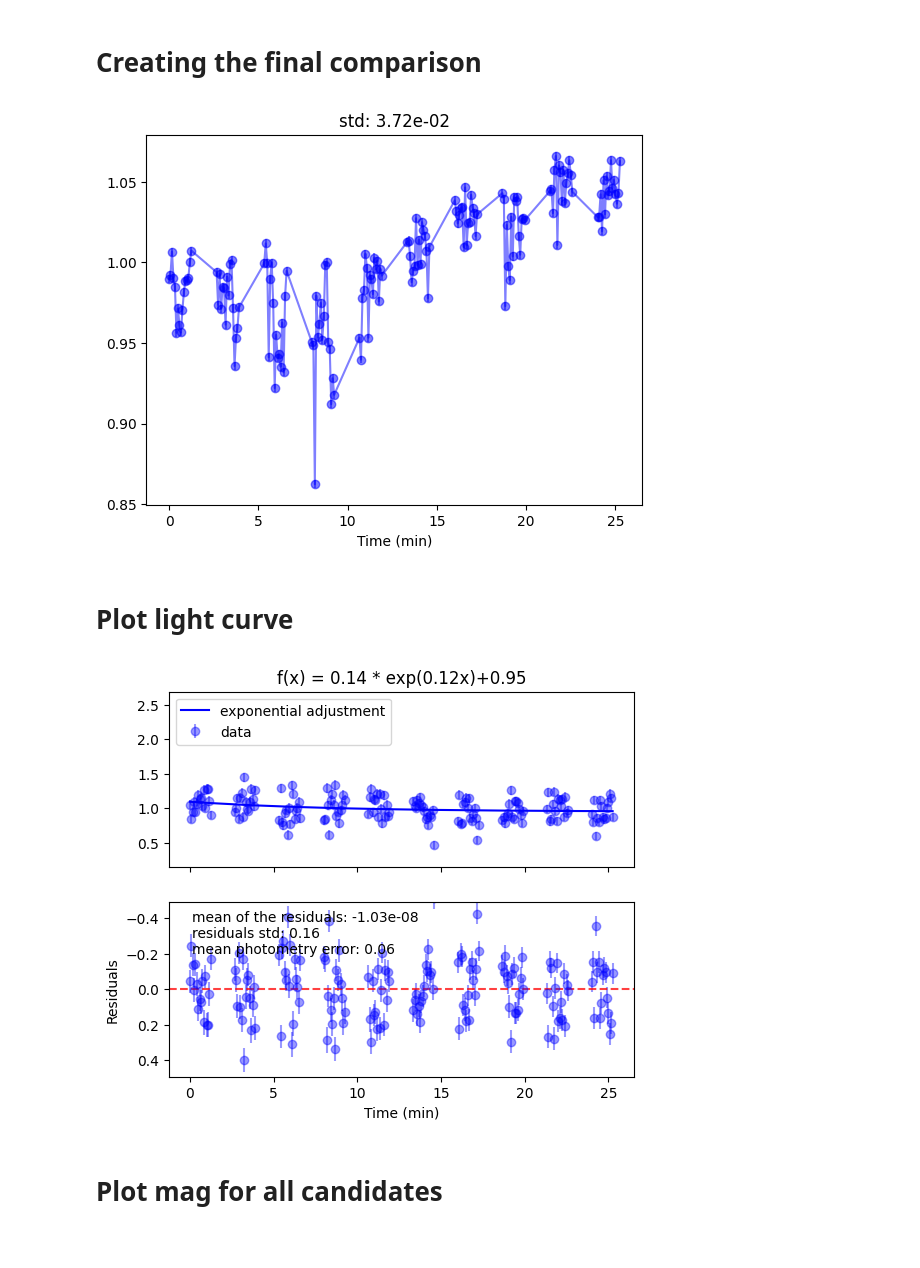
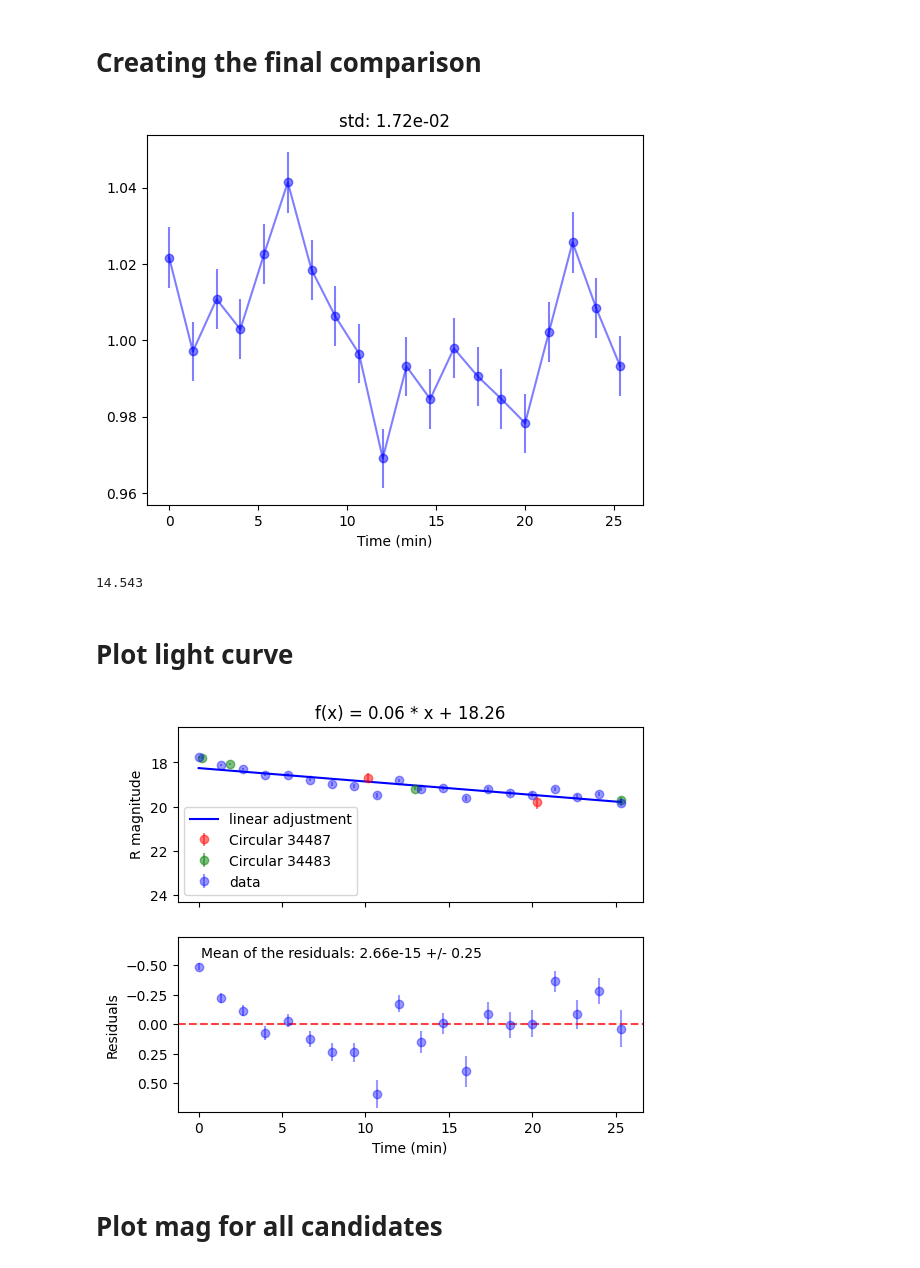
Before and after one commit to DBernardes/Tools-for-the-MOPTOP-pipeline-products, a Jupyter notebook: photometry_extraction.ipynb, the cells around one changed output. Cells and saved outputs as stored; diff of their text form; code cells hidden in the pictures.

```diff
--- a/photometry_extraction.ipynb
+++ b/photometry_extraction.ipynb
@@ -194,9 +190,9 @@ Set MJD-END to 59720.992514 from DATE-END'.  [logger]
 import pandas as pd
 import matplotlib.pyplot as plt
 
-target = "candidate2"
-# dest_files_path = os.path.join(src_path, "..", "photometry")  # TODO
-file = os.path.join(dest_files_path, f"{target}_cam{camera}.csv")
+target = "candidate1"
+dest_files_path = os.path.join(src_path, "..", "photometry")  # TODO
+file = os.path.join(dest_files_path, f"{target}_cam{3}.csv")
 df = pd.read_csv(file)
 lim_dix = 16 * 20
 df = df[:lim_dix]
@@ -269,7 +265,8 @@ def read_comp_csv_files(_list):
     return mjd, comp, comp_err, mjd_start
 
 
-comparisons_list = [3]
+comp_idx = 3
+comparisons_list = [comp_idx]
 mjd, comp, comp_err, _ = read_comp_csv_files(comparisons_list)
 median = np.median(comp)
 comp /= median
@@ -279,8 +276,15 @@ plt.errorbar(mjd, comp, comp_err, fmt="bo-", alpha=0.5)
 plt.title(f"std: {std:.2e}")
 plt.xlabel("Time (min)")
 plt.show()
+
+csv_file = os.path.join(src_path, "..", "setup", "objects coordinates copy.csv")
+df = pd.read_csv(csv_file)
+row = df.loc[df["name"] == f"comparison{comp_idx}"]
+comp_magR = row["Rmag"].iloc[0]
+print(comp_magR)
 # %% [output]
-[figure, old version]
+[figure, new version]
+14.543
 # %% [markdown]
 # Plot light curve
 # %%
@@ -322,19 +326,20 @@ def calc_linear_adjust(x, y):
 
 
 def plot_light_curve(ax, mjd, cand, cand_err, adjust, adjus_param, n_std=1):
-    a, b, c = adjus_param
+    a, b = adjus_param
     mean = np.mean(cand)
     std = np.std(cand)
     ax.errorbar(
         mjd, cand, cand_err, marker="o", color="b", alpha=0.4, label="data", ls="none"
     )
 
-    ax.plot(mjd, adjust, "b-", label="exponential adjustment")
+    ax.plot(mjd, adjust, "b-", label="linear adjustment")
     # ax.set_title(f"f(x) = {a:.2f} * x +{b:.2f}")
-    ax.set_title(f"f(x) = {a:.2f} * exp({b:.2f}x)+{c:.2f}")
-    ax.legend(loc="upper left")
+    ax.set_title(f"f(x) = {a:.2f} * x + {b:.2f}")
+    ax.legend(loc="lower left")
     ax.set_ylim(mean - n_std * std, mean + 2 * n_std * std)
-    # ax.invert_yaxis()
+    ax.invert_yaxis()
+    ax.set_ylabel("R magnitude")
 
 
 def plot_residuals(ax, cand, cand_err, adjust, n_std=3):
@@ -358,8 +363,11 @@ def plot_residuals(ax, cand, cand_err, adjust, n_std=3):
     ax.set_xlabel("Time (min)")
     ax.invert_yaxis()
     ax.annotate(
-        f"mean of the residuals: {mean:.2e}\nresiduals std: {std:.2f}\nmean photometry error: {np.mean(cand_err):.2f}",
-        (0.05, 0.95),
+        f"Mean of the residuals: {mean:.2e} +/- {std:.2f}",
+        (  # \nresiduals std: {std:.2f}\nmean photometry error: {np.mean(cand_err):.2f}",
+            0.05,
+            0.95,
+        ),
         fontsize=10,
         ha="left",
         va="top",
@@ -393,46 +401,46 @@ def plot_circular_data(mjd_start: float, ax):
 
 
 def read_star_csv_files(candidate):
     df_cam3 = pd.read_csv(
         os.path.join(dest_files_path, f"candidate{candidate}_cam3.csv")
     )
     df_cam4 = pd.read_csv(
         os.path.join(dest_files_path, f"candidate{candidate}_cam4.csv")
     )
     df_cam3 = df_cam4[:lim_dix]
     df_cam4 = df_cam4[:lim_dix]
 
     cand = df_cam3["star_photons"] + df_cam4["star_photons"]
     cand_err = np.sqrt(df_cam3["star_error"] ** 2 + df_cam4["star_error"] ** 2)
 
     mjd = df_cam3["mjd"]
     mjd = (mjd - mjd[0]) * 24 * 60
 
     return mjd, cand, cand_err
 
 
 fig, axs = plt.subplots(2, 1, figsize=(6, 5), sharex="col", sharey="row")
-mjd, star, star_err = read_star_csv_files(candidate=2)
+mjd, star, star_err = read_star_csv_files(candidate=1)
 mjd, comp, comp_err, mjd_start = read_comp_csv_files(comparisons_list)
 
-norm_star = star / comp
-norm_err = np.abs(norm_star) * np.sqrt((star_err / star) ** 2 + (comp_err / comp) ** 2)
-mean = np.mean(norm_star)
-norm_star /= mean
-norm_err /= mean
-# norm_star, norm_err = calc_obj_magnitude(star, star_err, comp, comp_err, comp_magR)
-# linear_adjust, *adjus_param = calc_linear_adjust(mjd, norm_star)
-exp_adjust, *adjus_param = calc_exponential_adjust(mjd, norm_star)
+# norm_star = star / comp
+# norm_err = np.abs(norm_star) * np.sqrt((star_err / star) ** 2 + (comp_err / comp) ** 2)
+# mean = np.mean(norm_star)
+# norm_star /= mean
+# norm_err /= mean
+norm_star, norm_err = calc_obj_magnitude(star, star_err, comp, comp_err, comp_magR)
+linear_adjust, *adjus_param = calc_linear_adjust(mjd, norm_star)
+# exp_adjust, *adjus_param = calc_exponential_adjust(mjd, norm_star)
 
-plot_light_curve(axs[0], mjd, norm_star, norm_err, exp_adjust, adjus_param, 5)
-
-plot_residuals(axs[1], norm_star, norm_err, exp_adjust, 3)
+plot_circular_data(mjd_start, axs[0])
+plot_light_curve(axs[0], mjd, norm_star, norm_err, linear_adjust, adjus_param, 5)
+plot_residuals(axs[1], norm_star, norm_err, linear_adjust, 3)
 
 
 plt.savefig(os.path.join(src_path, "..", "plots", "light_curve.png"))
 plt.show()
 # %% [output]
-[figure, old version]
+[figure, new version]
 # %% [markdown]
 # Plot mag for all candidates
 # %%
```
Also changed, not shown: parts of 5 cells of this notebook, 3 other files.
